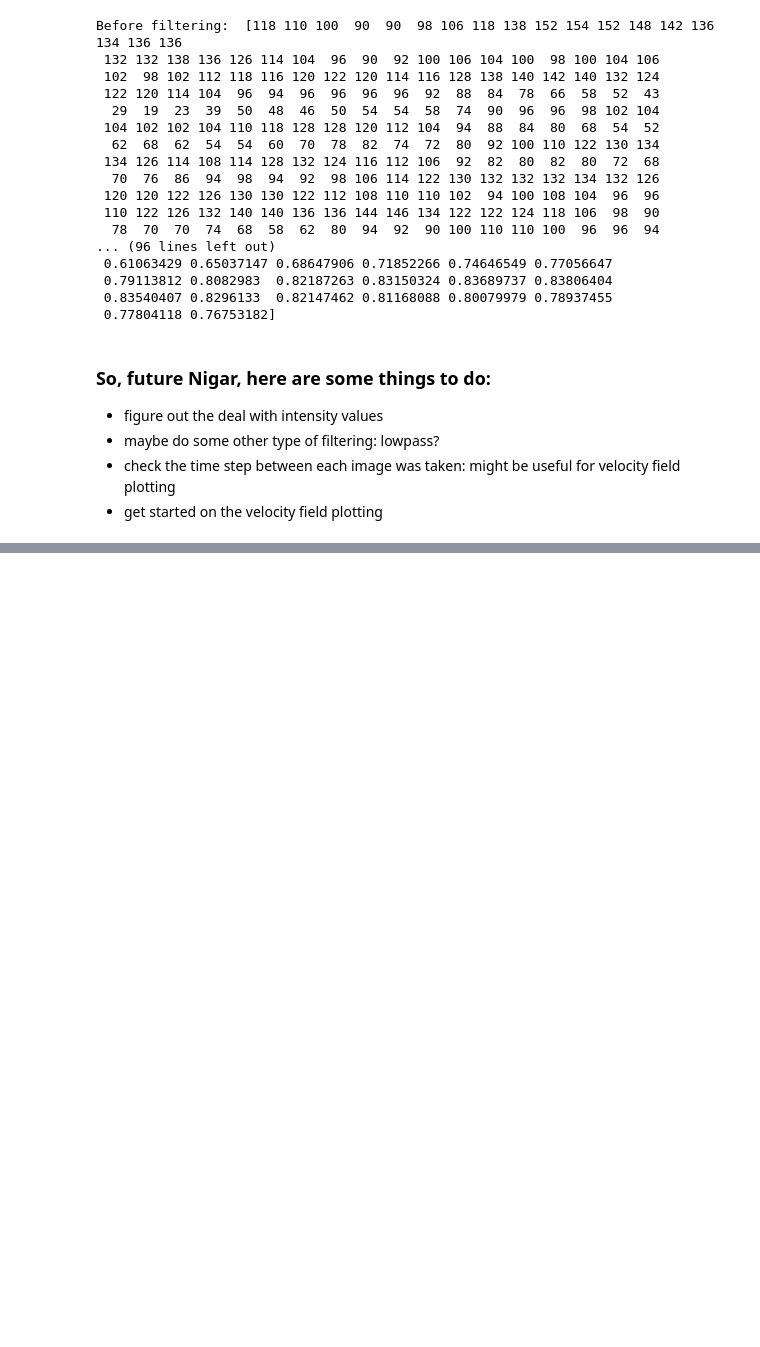
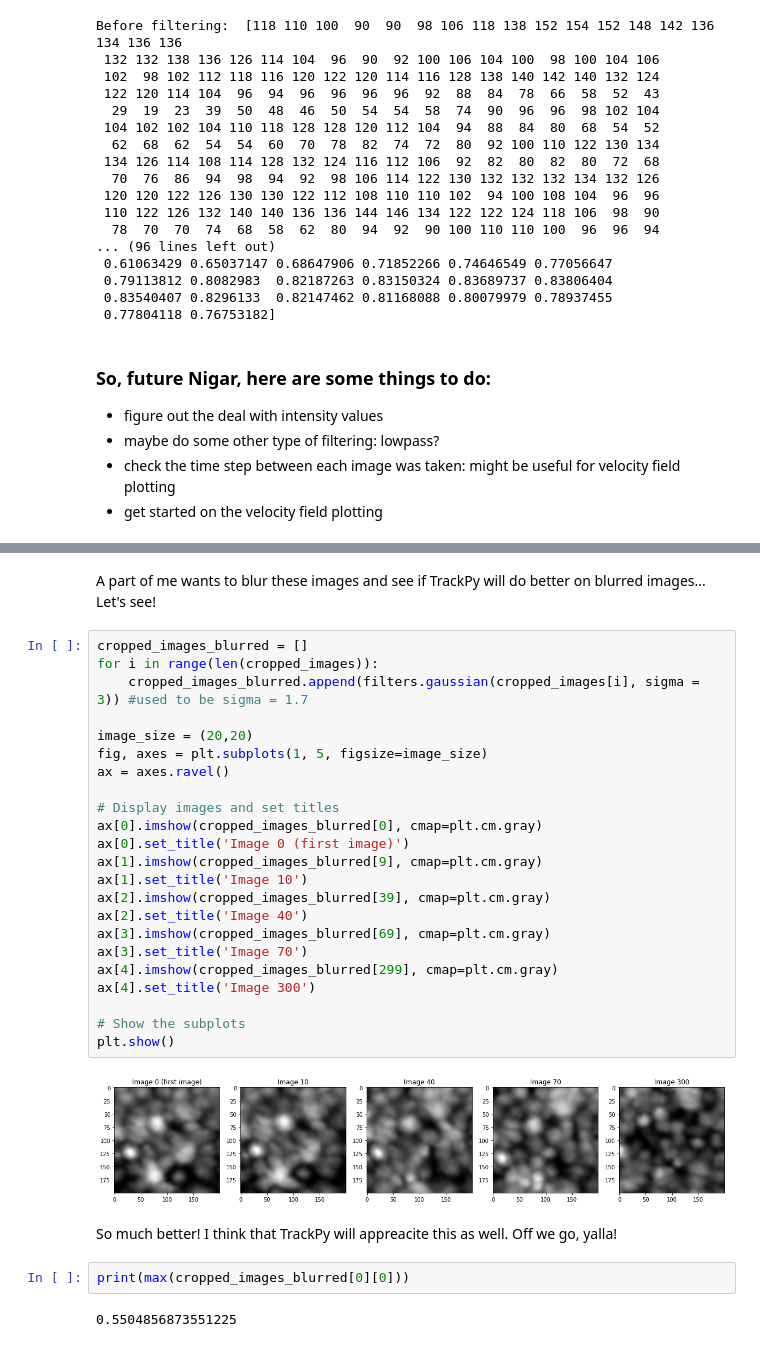
Before and after one commit to nigarabbasova/MCsThesisAnalysis, a Jupyter notebook: preliminary_analysis.ipynb, the cells around one changed output, grey strips where cells are left out. Saved outputs shown, nothing was run; the diff lists cells and outputs as text; blank space fills up the shorter version.

```diff
--- a/preliminary_analysis.ipynb
+++ b/preliminary_analysis.ipynb
@@ -118,0 +166,33 @@ Before filtering:  [118 110 100  90  90  98 106 118 138 152 154 152 148 142 136
+# %% [markdown]
+A part of me wants to blur these images and see if TrackPy will do better on blurred images... Let's see!
+# %%
+cropped_images_blurred = []
+for i in range(len(cropped_images)):
+    cropped_images_blurred.append(filters.gaussian(cropped_images[i], sigma = 3)) #used to be sigma = 1.7
+
+image_size = (20,20)
+fig, axes = plt.subplots(1, 5, figsize=image_size)
+ax = axes.ravel()
+
+# Display images and set titles
+ax[0].imshow(cropped_images_blurred[0], cmap=plt.cm.gray)
+ax[0].set_title('Image 0 (first image)')
+ax[1].imshow(cropped_images_blurred[9], cmap=plt.cm.gray)
+ax[1].set_title('Image 10')
+ax[2].imshow(cropped_images_blurred[39], cmap=plt.cm.gray)
+ax[2].set_title('Image 40')
+ax[3].imshow(cropped_images_blurred[69], cmap=plt.cm.gray)
+ax[3].set_title('Image 70')
+ax[4].imshow(cropped_images_blurred[299], cmap=plt.cm.gray)
+ax[4].set_title('Image 300')
+
+# Show the subplots
+plt.show()
+# %% [output]
+[figure, added]
+# %% [markdown]
+So much better! I think that TrackPy will appreacite this as well. Off we go, yalla!
+# %%
+print(max(cropped_images_blurred[0][0]))
+# %% [output]
+0.5504856873551225
```
Also changed, not shown: parts of 17 cells of this notebook.
